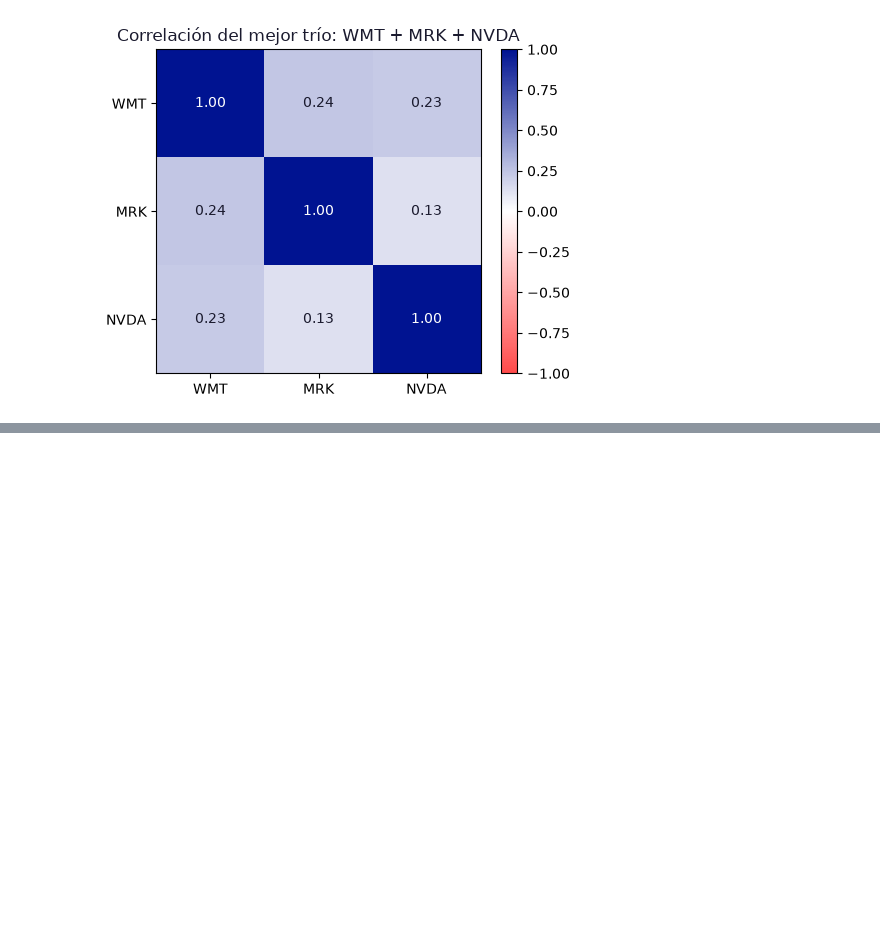
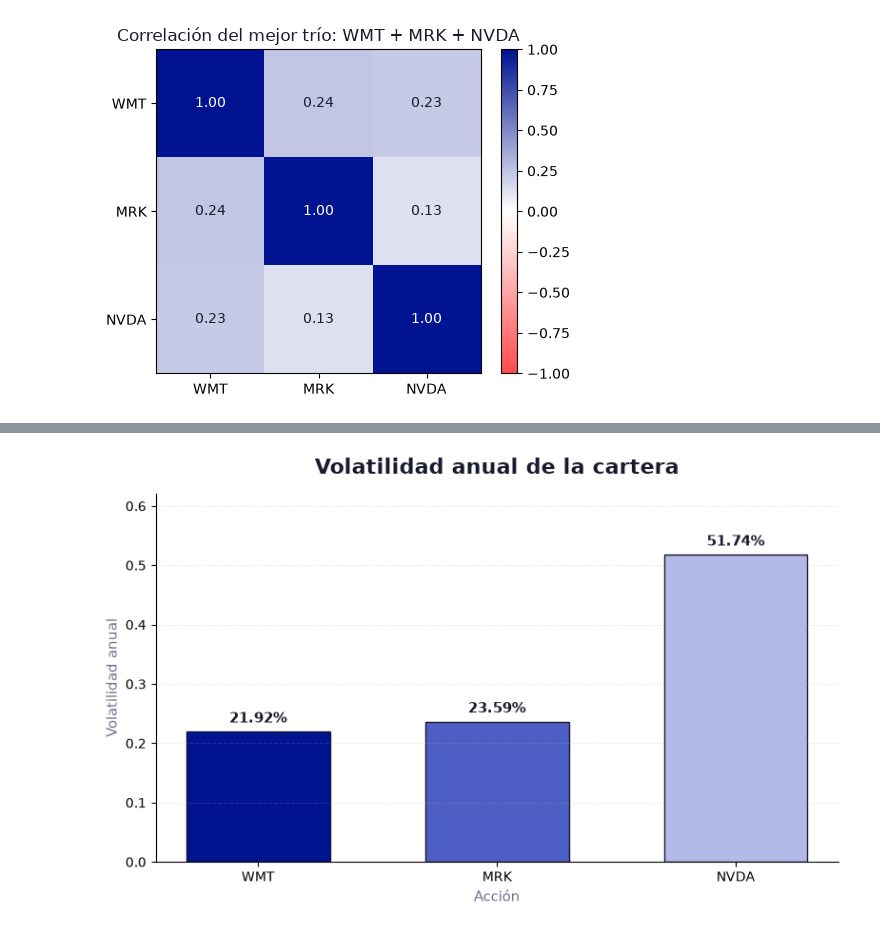
Before and after one commit to alvmorenobl/bbva-option-pricing-montecarlo-rnn, a Jupyter notebook: seleccioncartera.ipynb, the cells around one changed output, grey strips where cells are left out. Drawn from its saved outputs; the diff is of its cells as text; code cells hidden in the pictures; blank space fills up the shorter version.

```diff
--- a/seleccioncartera.ipynb
+++ b/seleccioncartera.ipynb
@@ -335,0 +588,10 @@ plt.show()
+# %%
+cartera = ["WMT", "MRK", "NVDA"]
+
+log_rent = np.log(precios[cartera]).diff().dropna()   # log-rentabilidades diarias de las 3 acciones
+sigma = log_rent.std() * np.sqrt(DIAS_ANIO)           # volatilidad anual
+rho = log_rent.corr()                                 # matriz de correlaciones
+
+print("sigma =", sigma.tolist())
+print("rho =", rho.values.tolist())
+rho.round(3)
@@ -335,0 +606,65 @@ plt.show()
+# %%
+fig, ax = plt.subplots(figsize=(8, 5))
+
+colores = [
+    COLORES["azul_principal"],
+    COLORES["azul_claro"],
+    COLORES["azul_muy_claro"]
+]
+
+barras = ax.bar(
+    sigma.index,
+    sigma.values,
+    color=colores,
+    width=0.6,
+    edgecolor=COLORES["gris_oscuro"],
+    linewidth=1
+)
+
+for barra, valor in zip(barras, sigma.values):
+    ax.text(
+        barra.get_x() + barra.get_width() / 2,
+        valor + 0.01,
+        f"{valor:.2%}",
+        ha="center",
+        va="bottom",
+        fontsize=11,
+        fontweight="bold",
+        color=COLORES["gris_oscuro"]
+    )
+
+ax.set_title(
+    "Volatilidad anual de la cartera",
+    fontsize=16,
+    fontweight="bold",
+    color=COLORES["gris_oscuro"],
+    pad=15
+)
+
+ax.set_ylabel(
+    "Volatilidad anual",
+    fontsize=11,
+    color=COLORES["gris_medio"]
+)
+
+ax.set_xlabel(
+    "Acción",
+    fontsize=11,
+    color=COLORES["gris_medio"]
+)
+
+ax.set_ylim(0, max(sigma.values) * 1.2)
+
+ax.grid(
+    axis="y",
+    linestyle="--",
+    alpha=0.2
+)
+
+ax.spines["top"].set_visible(False)
+ax.spines["right"].set_visible(False)
+
+plt.tight_layout()
+plt.show()
+# %% [output]
+[figure, added]
```
Also changed, not shown: parts of 33 cells of this notebook.
